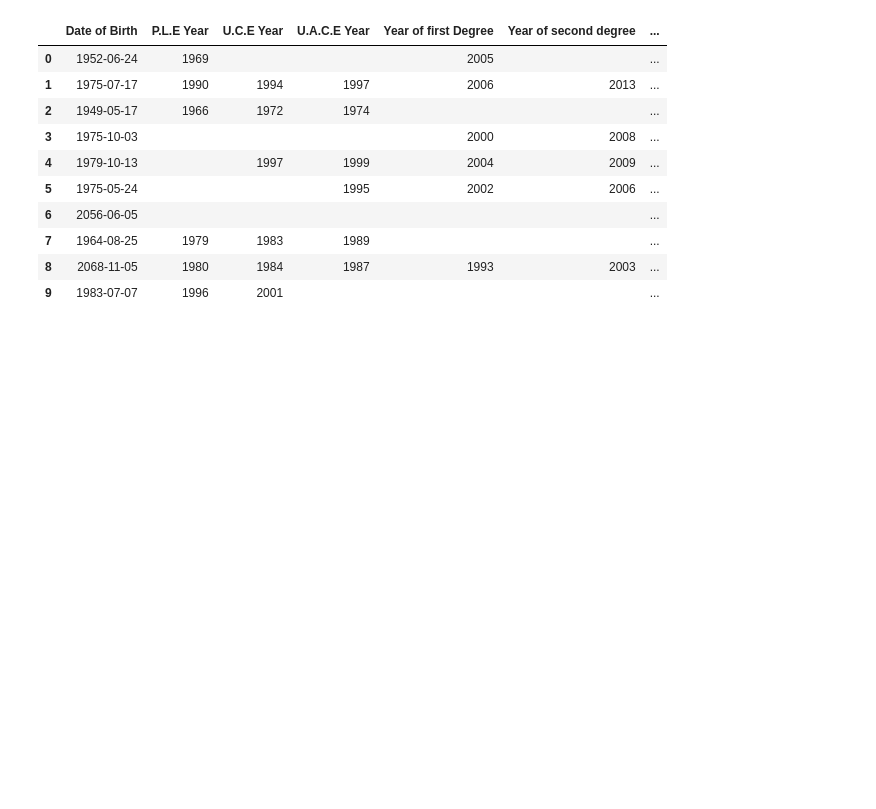
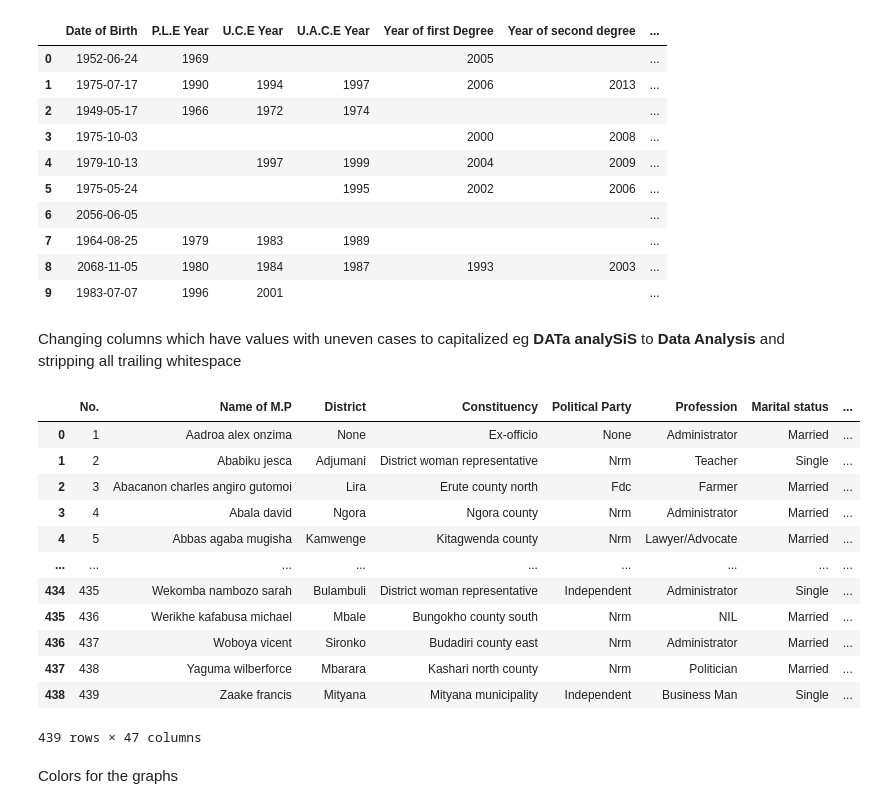
Before and after one commit to ssembatyaisaac/data_analysis, a Jupyter notebook: MPS.ipynb, the cells around one changed output. Cells and saved outputs as stored; diff of their text form; code cells hidden in the pictures; blank space fills up the shorter version.

```diff
--- a/MPS.ipynb
+++ b/MPS.ipynb
@@ -109,3 +112,31 @@ df2[['Date of Birth','P.L.E Year','U.C.E Year','U.A.C.E Year','Year of first Deg
 | 7 | 1964-08-25 | 1979 | 1983 | 1989 |  |  | ... |
 | 8 | 2068-11-05 | 1980 | 1984 | 1987 | 1993 | 2003 | ... |
 | 9 | 1983-07-07 | 1996 | 2001 |  |  |  | ... |
+# %% [markdown]
+Changing columns which have values with uneven cases to capitalized eg **DATa analySiS** to **Data Analysis**
+and stripping all trailing whitespace
+# %%
+df2['District']= df2['District'].str.strip().str.capitalize()
+df2['Political Party']= df2['Political Party'].str.strip().str.capitalize()
+df2['Name of M.P']= df2['Name of M.P'].str.strip().str.capitalize()
+df2['Constituency'] = df2['Constituency'].str.strip().str.capitalize()
+df2['Committee_1'] = df2['Committee_1'].str.strip().str.title()
+df2['Committee_2'] = df2['Committee_2'].str.strip().str.title()
+df2['Committee_3'] = df2['Committee_3'].str.strip().str.title()
+df2
+# %% [output]
+|  | No. | Name of M.P | District | Constituency | Political Party | Profession | Marital status | ... |
+| 0 | 1 | Aadroa alex onzima | None | Ex-officio | None | Administrator | Married | ... |
+| 1 | 2 | Ababiku jesca | Adjumani | District woman representative | Nrm | Teacher | Single | ... |
+| 2 | 3 | Abacanon charles angiro gutomoi | Lira | Erute county north | Fdc | Farmer | Married | ... |
+| 3 | 4 | Abala david | Ngora | Ngora county | Nrm | Administrator | Married | ... |
+| 4 | 5 | Abbas agaba mugisha | Kamwenge | Kitagwenda county | Nrm | Lawyer/Advocate | Married | ... |
+| ... | ... | ... | ... | ... | ... | ... | ... | ... |
+| 434 | 435 | Wekomba nambozo sarah | Bulambuli | District woman representative | Independent | Administrator | Single | ... |
+| 435 | 436 | Werikhe kafabusa michael | Mbale | Bungokho county south | Nrm | NIL | Married | ... |
+| 436 | 437 | Woboya vicent | Sironko | Budadiri county east | Nrm | Administrator | Married | ... |
+| 437 | 438 | Yaguma wilberforce | Mbarara | Kashari north county | Nrm | Politician | Married | ... |
+| 438 | 439 | Zaake francis | Mityana | Mityana municipality | Independent | Business Man | Single | ... |
+439 rows × 47 columns
+# %% [markdown]
+Colors for the graphs
```
Also changed, not shown: parts of 6 cells of this notebook.
